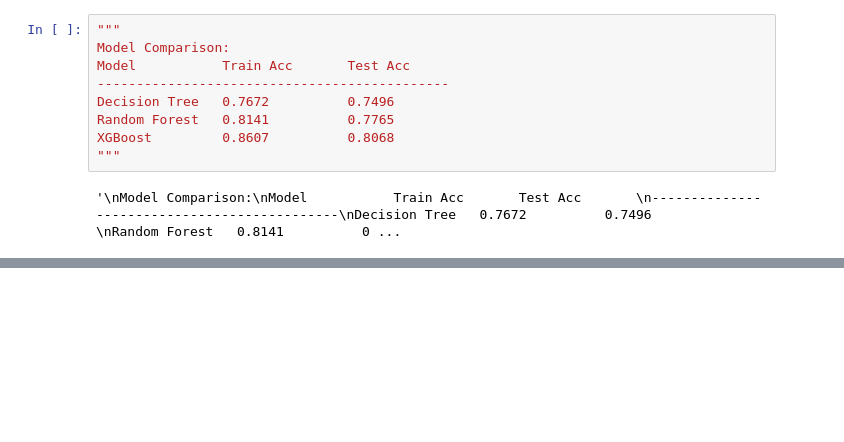
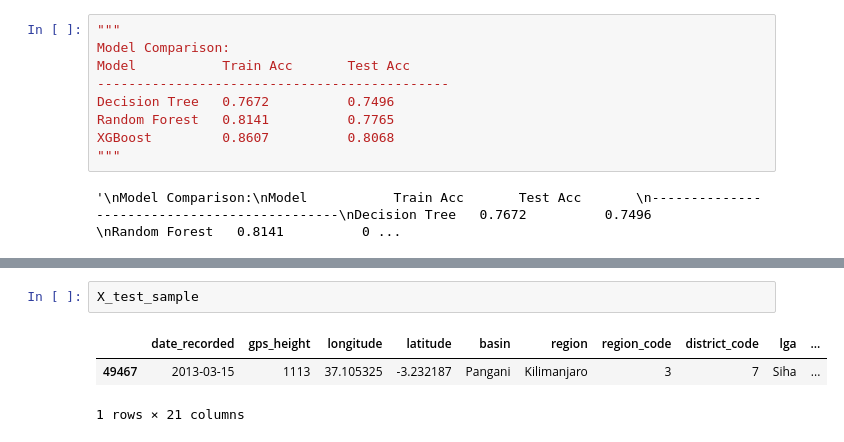
Before and after one commit to shakeeluetp1041/DataDrip, a Jupyter notebook: code.ipynb, the cells around one changed output, grey strips where cells are left out. Cells and saved outputs as stored; diff of their text form; blank space fills up the shorter version.

```diff
--- a/code.ipynb
+++ b/code.ipynb
@@ -264,0 +324,6 @@ Result_df
+# %%
+X_test_sample
+# %% [output]
+|  | date_recorded | gps_height | longitude | latitude | basin | region | region_code | district_code | lga | ... |
+| 49467 | 2013-03-15 | 1113 | 37.105325 | -3.232187 | Pangani | Kilimanjaro | 3 | 7 | Siha | ... |
+1 rows × 21 columns
```
Also changed, not shown: parts of 8 cells of this notebook, 3 other files.
